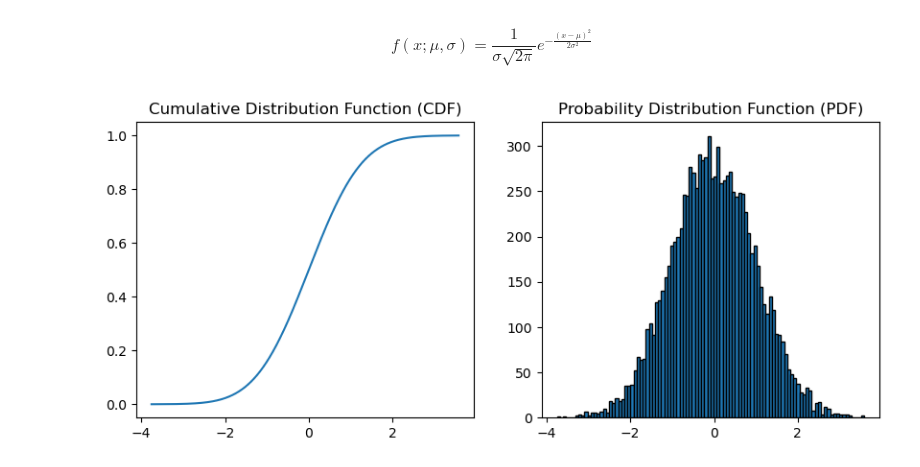
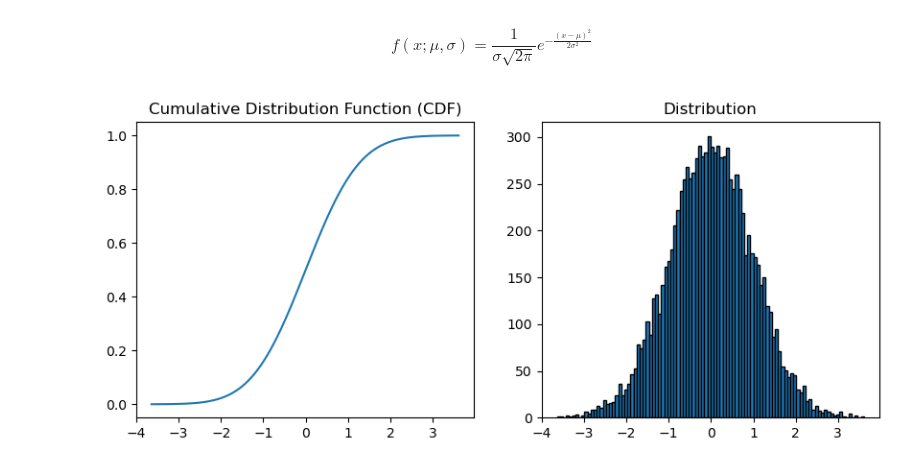
Before and after one commit to dilansenuruk/Machine-Vision-Projects, a Jupyter notebook: Sampling_methods.ipynb, the cells around one changed output. Drawn from its saved outputs; the diff is of its cells as text; code cells hidden in the pictures.

```diff
--- a/Sampling_methods.ipynb
+++ b/Sampling_methods.ipynb
@@ -48,24 +48,24 @@ $$
 # %%
 mu = 0
 sigma = 1
 number_of_samples = 10000
 variable_list = []
 cdf_list = []
 
 for i in range(number_of_samples):
     z = random.random()
     cdf_list.append(z)
 
 cdf_list.sort()
 for j in range(number_of_samples):
     x = mu + sigma * np.sqrt(2) * erfinv(2*cdf_list[j] - 1)
     variable_list.append(x)
 
 fig, ax = plt.subplots(1, 2, figsize=(10, 4))
 ax[0].plot(variable_list, cdf_list)
 ax[0].set_title("Cumulative Distribution Function (CDF)")
 ax[1].hist(variable_list, bins=100, edgecolor='black')
-ax[1].set_title("Probability Distribution Function (PDF)")
+ax[1].set_title("Distribution")
 plt.show()
 # %% [output]
-[figure, old version]
+[figure, new version]
```
Also changed, not shown: parts of 3 cells of this notebook.
